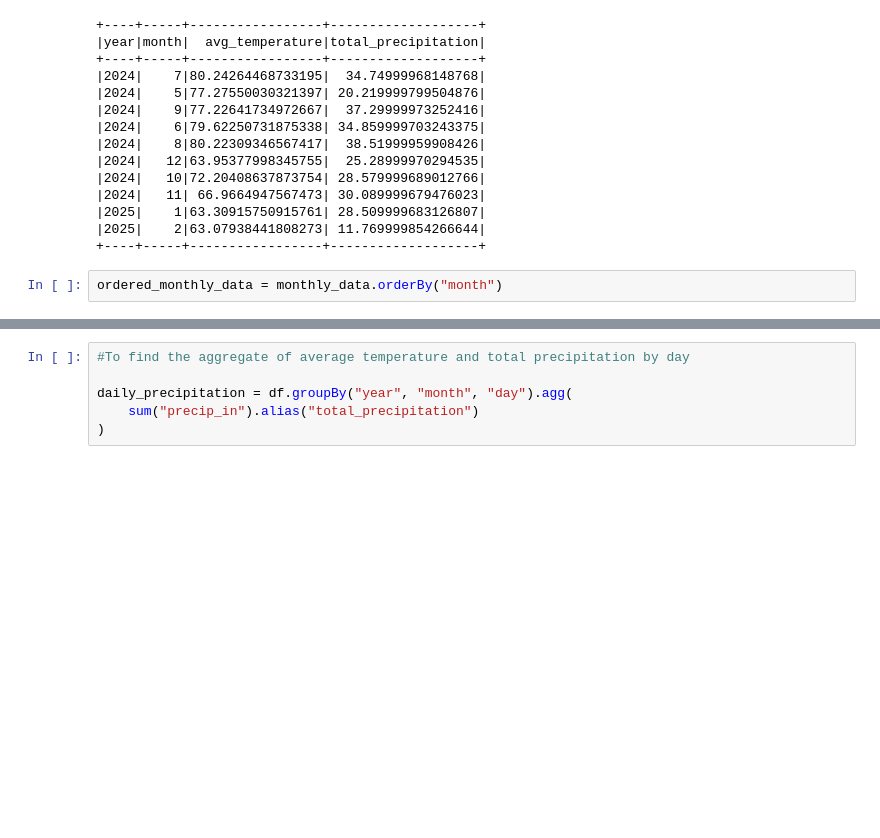
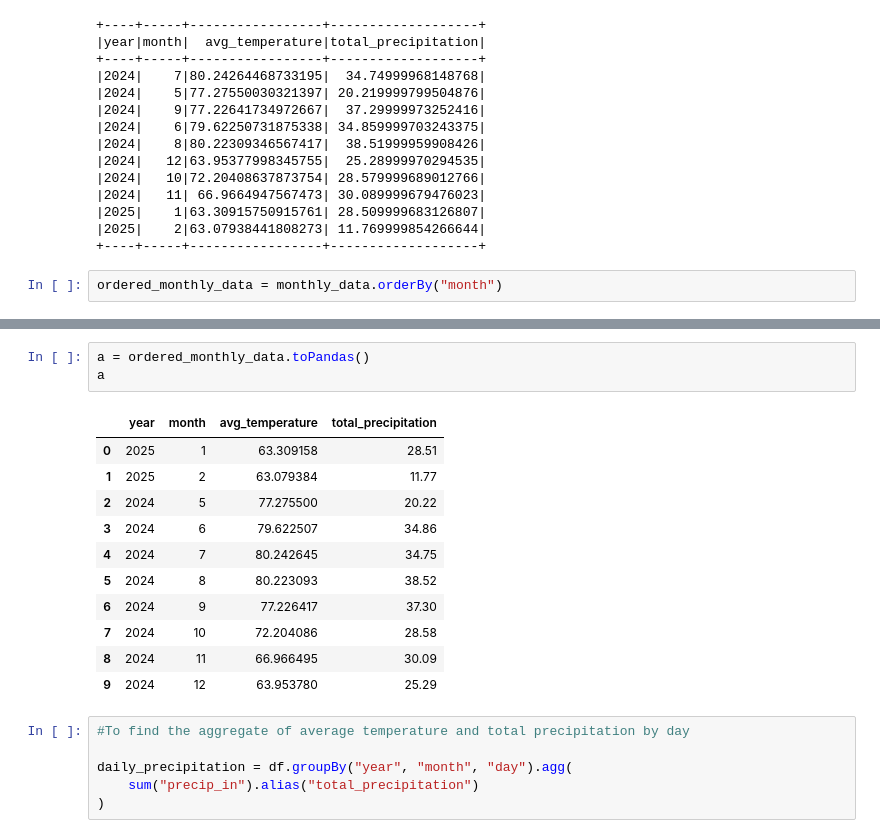
Before and after one commit to Aravind-Krishna12/Assignment__Weather_Analysis, a Jupyter notebook: weather analysis.ipynb, the cells around one changed output, grey strips where cells are left out. Cells and saved outputs as stored; diff of their text form; blank space fills up the shorter version.

```diff
--- a/weather analysis.ipynb
+++ b/weather analysis.ipynb
@@ -364,3 +344,18 @@ ordered_monthly_data.show()
+# %%
+a = ordered_monthly_data.toPandas()
+a
+# %% [output]
+|  | year | month | avg_temperature | total_precipitation |
+| 0 | 2025 | 1 | 63.309158 | 28.51 |
+| 1 | 2025 | 2 | 63.079384 | 11.77 |
+| 2 | 2024 | 5 | 77.275500 | 20.22 |
+| 3 | 2024 | 6 | 79.622507 | 34.86 |
+| 4 | 2024 | 7 | 80.242645 | 34.75 |
+| 5 | 2024 | 8 | 80.223093 | 38.52 |
+| 6 | 2024 | 9 | 77.226417 | 37.30 |
+| 7 | 2024 | 10 | 72.204086 | 28.58 |
+| 8 | 2024 | 11 | 66.966495 | 30.09 |
+| 9 | 2024 | 12 | 63.953780 | 25.29 |
 # %%
 #To find the aggregate of average temperature and total precipitation by day
 
```
Also changed, not shown: parts of 30 cells of this notebook.
